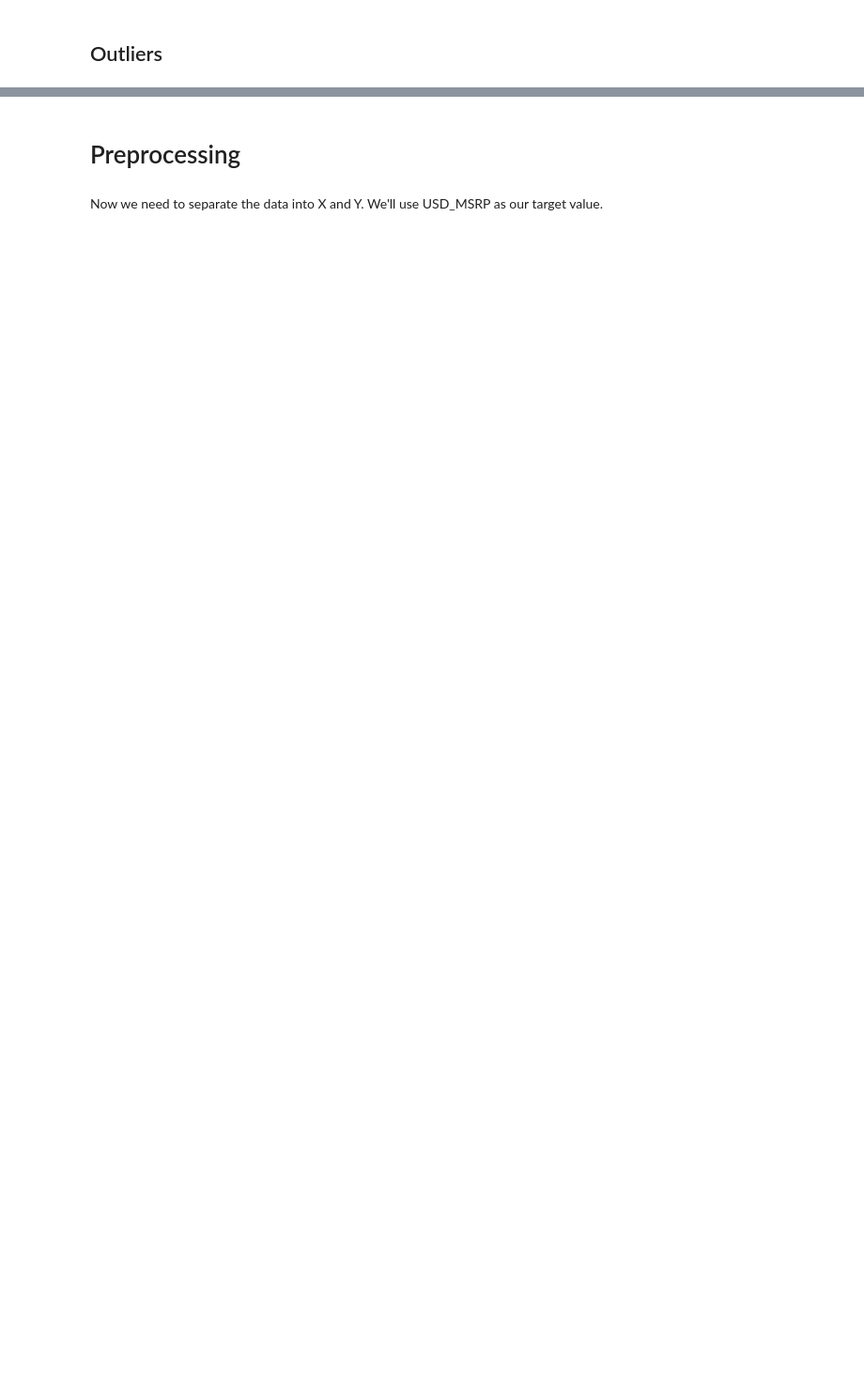
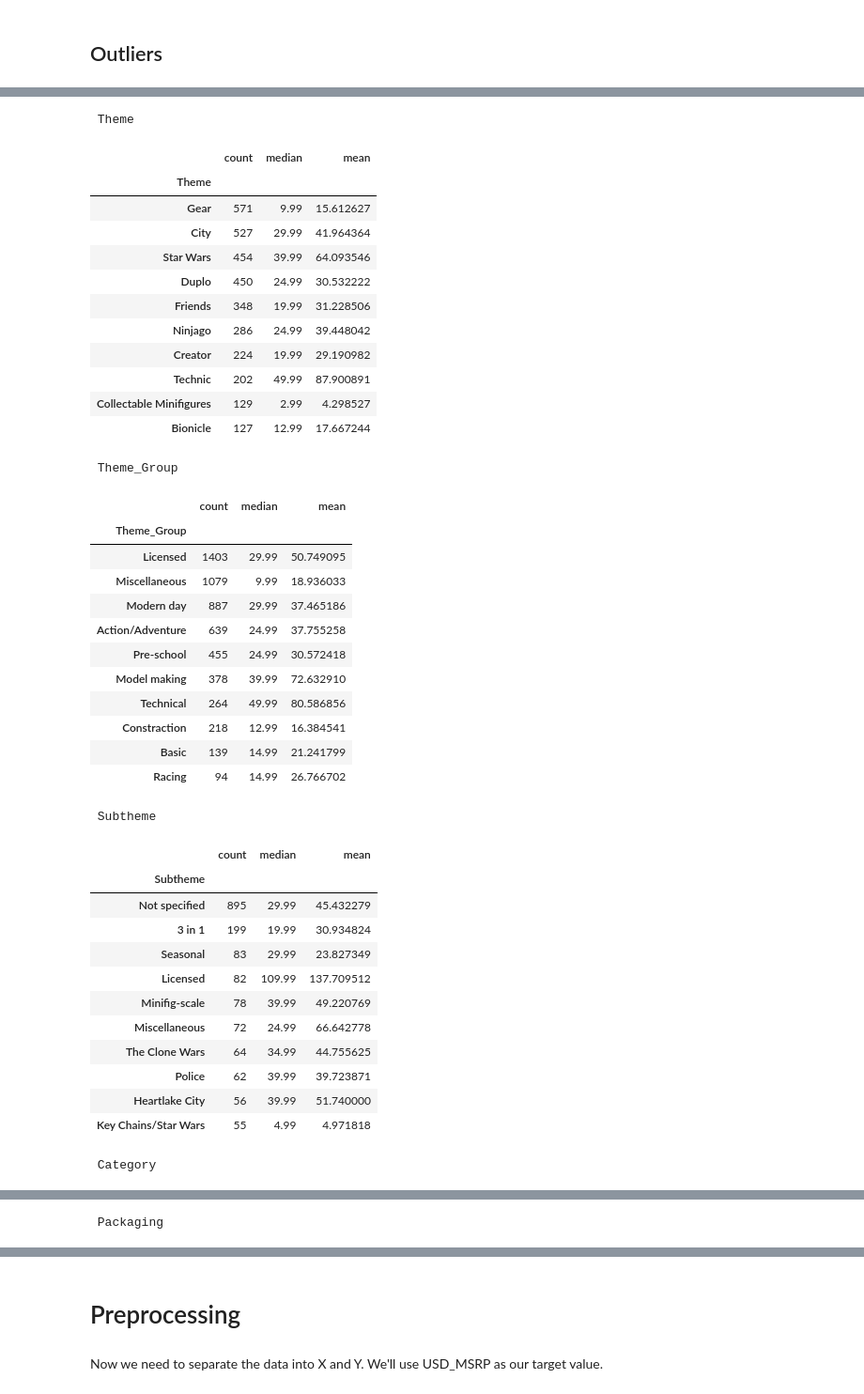
Before and after one commit to Erwanb10/LEGO_price_forecast, a Jupyter notebook: week2.ipynb, the cells around one changed output, grey strips where cells are left out. Shown at 94% size. Cells and saved outputs as stored; diff of their text form; code cells hidden in the pictures; blank space fills up the shorter version.

```diff
--- a/week2.ipynb
+++ b/week2.ipynb
@@ -48,0 +151,3 @@ Number of duplicates : 0
+# %%
+for col in colonnes:
+    print("Poucentage of non null values in column ", col, ": ", 100-(df[col].isnull().sum() / df.shape[0] * 100), '%')
@@ -159,0 +203,3 @@ Length: 15, dtype: str
+# %%
+for col in categorical_cols:
+    print(col, " :\n", df_clean[col].unique(), "\n\n")
@@ -210,0 +345,52 @@ To clean up the dataset, there isn't much we need to do because there are no dup
+# %%
+for col in categorical_cols:
+
+    print("\n", col)
+
+    display(
+        df_clean.groupby(col)['USD_MSRP']
+        .agg(['count', 'median', 'mean'])
+        .sort_values('count', ascending=False)
+        .head(10)
+    )
+# %% [output]
+ Theme
+|  | count | median | mean |
+| Theme |  |  |  |
+| Gear | 571 | 9.99 | 15.612627 |
+| City | 527 | 29.99 | 41.964364 |
+| Star Wars | 454 | 39.99 | 64.093546 |
+| Duplo | 450 | 24.99 | 30.532222 |
+| Friends | 348 | 19.99 | 31.228506 |
+| Ninjago | 286 | 24.99 | 39.448042 |
+| Creator | 224 | 19.99 | 29.190982 |
+| Technic | 202 | 49.99 | 87.900891 |
+| Collectable Minifigures | 129 | 2.99 | 4.298527 |
+| Bionicle | 127 | 12.99 | 17.667244 |
+ Theme_Group
+|  | count | median | mean |
+| Theme_Group |  |  |  |
+| Licensed | 1403 | 29.99 | 50.749095 |
+| Miscellaneous | 1079 | 9.99 | 18.936033 |
+| Modern day | 887 | 29.99 | 37.465186 |
+| Action/Adventure | 639 | 24.99 | 37.755258 |
+| Pre-school | 455 | 24.99 | 30.572418 |
+| Model making | 378 | 39.99 | 72.632910 |
+| Technical | 264 | 49.99 | 80.586856 |
+| Constraction | 218 | 12.99 | 16.384541 |
+| Basic | 139 | 14.99 | 21.241799 |
+| Racing | 94 | 14.99 | 26.766702 |
+ Subtheme
+|  | count | median | mean |
+| Subtheme |  |  |  |
+| Not specified | 895 | 29.99 | 45.432279 |
+| 3 in 1 | 199 | 19.99 | 30.934824 |
+| Seasonal | 83 | 29.99 | 23.827349 |
+| Licensed | 82 | 109.99 | 137.709512 |
+| Minifig-scale | 78 | 39.99 | 49.220769 |
+| Miscellaneous | 72 | 24.99 | 66.642778 |
+| The Clone Wars | 64 | 34.99 | 44.755625 |
+| Police | 62 | 39.99 | 39.723871 |
+| Heartlake City | 56 | 39.99 | 51.740000 |
+| Key Chains/Star Wars | 55 | 4.99 | 4.971818 |
+ Category
@@ -210,0 +406 @@ To clean up the dataset, there isn't much we need to do because there are no dup
+ Packaging
```
Also changed, not shown: parts of 46 cells of this notebook.
